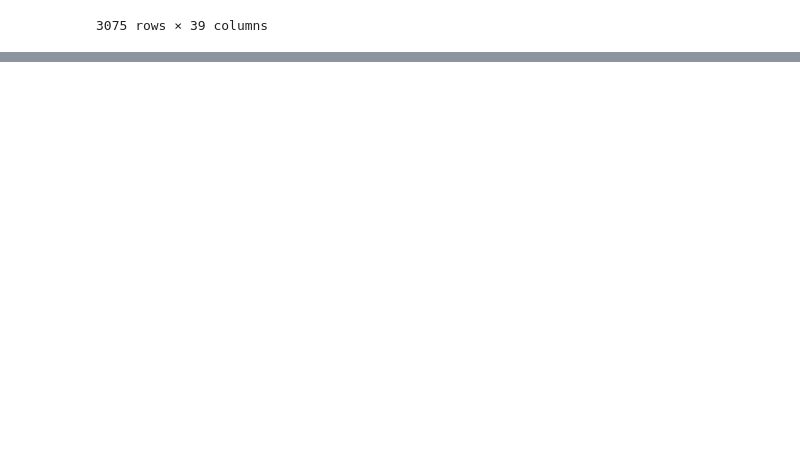
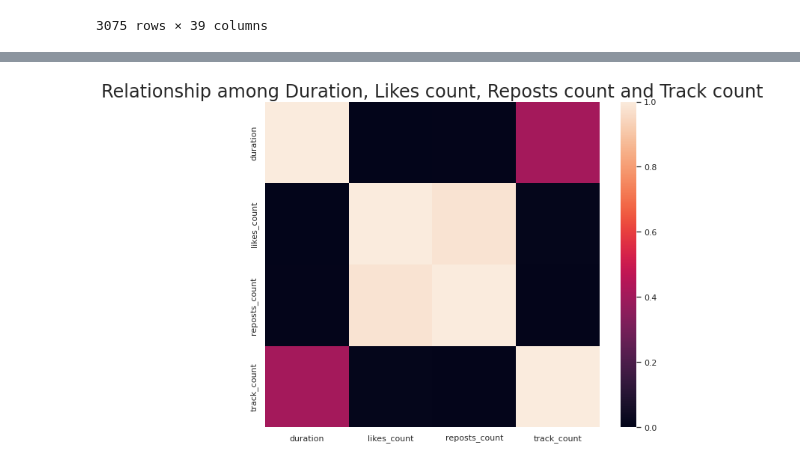
Before and after one commit to machung2001/SoundCloud, a Jupyter notebook: Project 2/Trang.ipynb, the cells around one changed output, grey strips where cells are left out. Drawn from its saved outputs; the diff is of its cells as text; code cells hidden in the pictures; blank space fills up the shorter version.

```diff
--- a/Project 2/Trang.ipynb
+++ b/Project 2/Trang.ipynb
@@ -66,0 +67,2 @@ sns.kdeplot(data=df,x = 'track_count',y = 'followers_count')
+# %%
+df = pd.read_csv (r'playlists_file.csv',sep='\t')
@@ -66,0 +89,9 @@ sns.kdeplot(data=df,x = 'track_count',y = 'followers_count')
+# %%
+df_corr = df[['duration','likes_count','reposts_count','track_count']]
+# %%
+sns.heatmap(df_corr.corr())
+sns.set(rc={'figure.figsize':(8,10)})
+plt.title("Relationship among Duration, Likes count, Reposts count and Track count",size = 24)
+plt.show()
+# %% [output]
+[figure, added]
```
Also changed, not shown: parts of 5 cells of this notebook, 2 other files.
